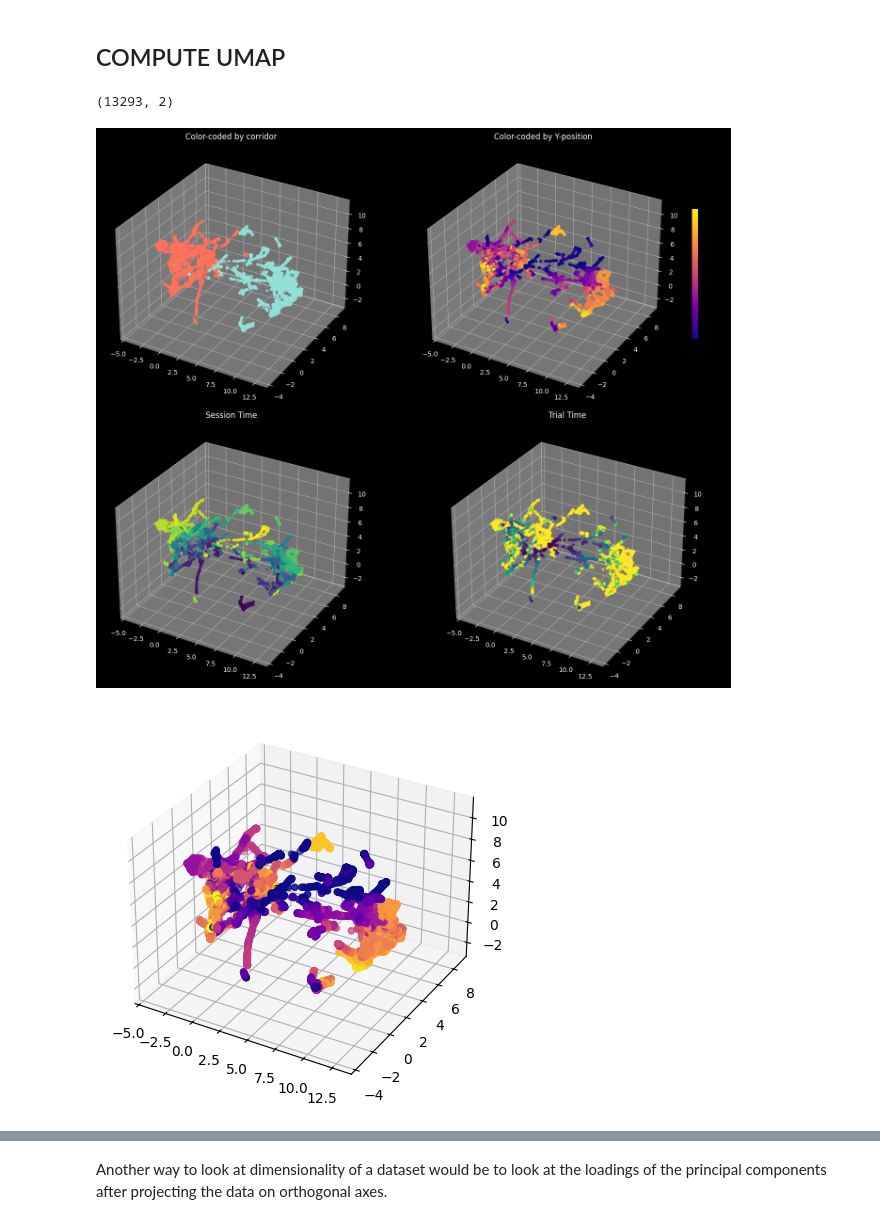
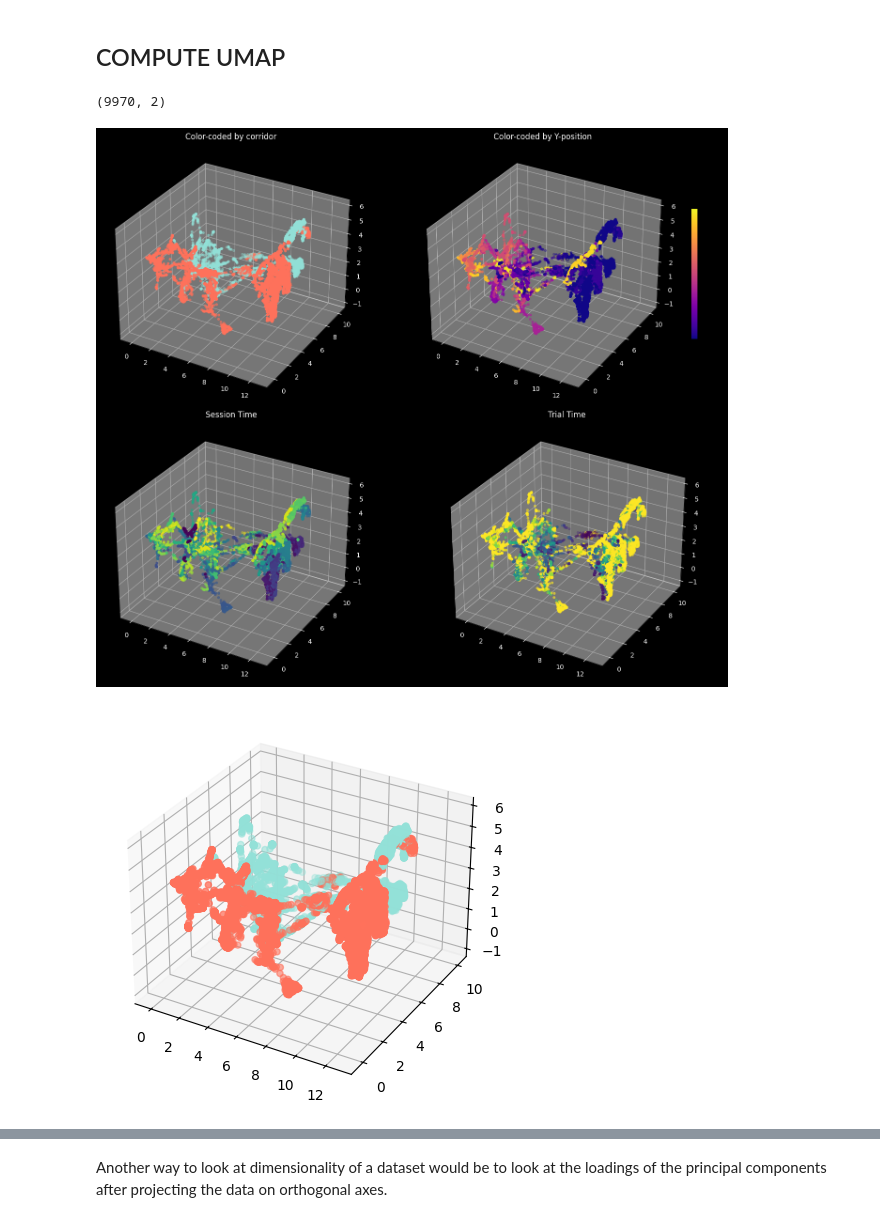
Before and after one commit to Anneser/SpatialInformation, a Jupyter notebook: scripts/04_DimensionalityAnalysis.ipynb, the cells around one changed output, grey strips where cells are left out. Saved outputs shown, nothing was run; the diff lists cells and outputs as text; code cells hidden in the pictures.

```diff
--- a/scripts/04_DimensionalityAnalysis.ipynb
+++ b/scripts/04_DimensionalityAnalysis.ipynb
@@ -98,12 +98,12 @@ df
 # %% [markdown]
 ## LOAD DATA
 # %%
-dff, bh = si.load_data(Path('..\\data\\processed_datasets\\20251030_Dc_1\\'))
+dff, bh = si.load_data(Path('..\\data\\processed_datasets\\20240930_Dc_1\\'))
 bh = si.remove_interpolated_values(bh, n_corr=2)
 bh = si.add_trial_column(bh)
-activity_data, spatial_data = si.temporal_binning(dff, bh, sec_per_bin=0.5, only_moving=False)
+activity_data, spatial_data = si.temporal_binning(dff, bh, sec_per_bin=0.2, only_moving=False)
 # %%
-dff, bh = si.load_data(Path('..\\data\\processed_datasets\\20251030_Dc_2\\'))
+dff, bh = si.load_data(Path('..\\data\\processed_datasets\\20240930_Dc_1\\'))
 
 bh.columns = ['timestamp', 'trial', 'trial index', 'X', 'Y', 'velocity',
        'tail tracking framecount']
@@ -243,7 +245,7 @@ model.fit(activity_data)
 concat_emb = model.transform(activity_data)
 np.shape(spatial_data)
 # %% [output]
-(13293, 2)
+(9970, 2)
 # %%
 norm_trial = Normalize(vmin=np.min(trial_time), vmax=60)
 norm_session = Normalize(vmin=np.min(session_time), vmax=np.max(session_time))
@@ -330,21 +332,21 @@ ax4.zaxis.label.set_color('white')
 plt.tight_layout()
 plt.show()
 # %% [output]
-[figure, old version]
+[figure, new version]
 # %%
 # Create figure and 3D subplots
 fig = plt.figure(figsize=(5,5), facecolor='white')
 
 # Subplot 1: Color-coded by x-position
 ax1 = fig.add_subplot(111, projection='3d', facecolor='white')
-sc1 = ax1.scatter(concat_emb[:, 0], concat_emb[:, 1], concat_emb[:, 2], c=colors_y, s=20)
+sc1 = ax1.scatter(concat_emb[:, 0], concat_emb[:, 1], concat_emb[:, 2], c=colors_rgb, s=20)
 #ax1.set_title("Color-coded by corridor", color='black')
 # Set white for all axis lines and ticks
 ax1.tick_params(colors='black')  # Ticks
 ax1.xaxis.label.set_color('black')
 ax1.yaxis.label.set_color('black')
 ax1.zaxis.label.set_color('black')
 
-#plt.savefig("../results/UMAP_241203Dc.svg")
+plt.savefig("../results/UMAP_20240930_Dc_1.svg")
 # %% [output]
-[figure, old version]
+[figure, new version]
```
Also changed, not shown: parts of 10 cells of this notebook, 10 other files.
